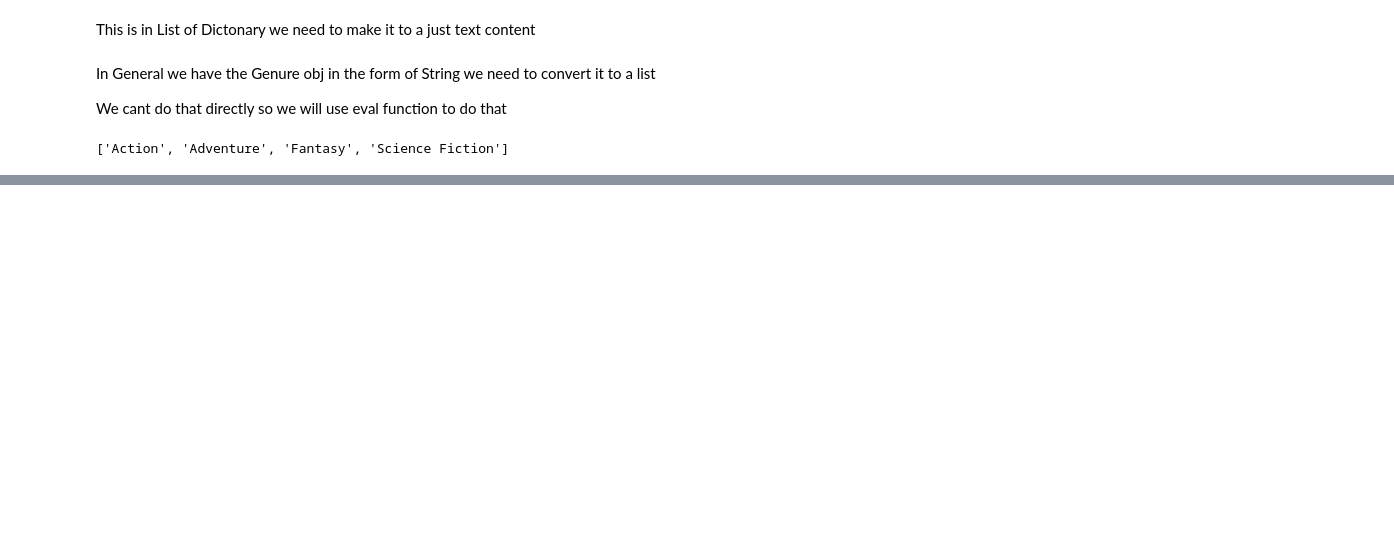
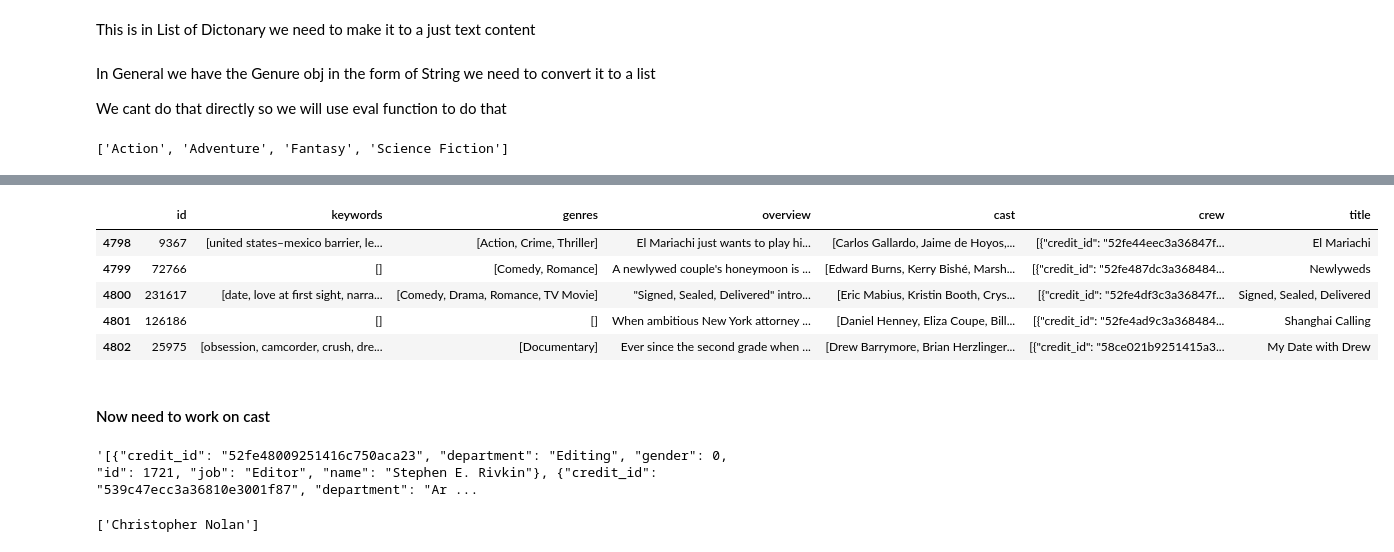
Before and after one commit to mr-ayush-agrawal/Movie_Recommender, a Jupyter notebook: Analysis.ipynb, the cells around one changed output, grey strips where cells are left out. Saved outputs shown, nothing was run; the diff lists cells and outputs as text; code cells hidden in the pictures; blank space fills up the shorter version.

```diff
--- a/Analysis.ipynb
+++ b/Analysis.ipynb
@@ -212,0 +240,12 @@ GenureList(temp)
+# %%
+# We will be working only with 4 casts
+def ConvertCast(obj) :
+    ctr= 0
+    lst = []
+    for i in eval(obj):
+        if ctr>=4:
+            break
+        lst.append(i['name'])
+        ctr+=1
+
+    return lst
@@ -212,0 +257,17 @@ GenureList(temp)
+# %%
+movies.cast = movies.cast.apply(ConvertCast)
+# %%
+movies.tail()
+# %% [output]
+|  | id | keywords | genres | overview | cast | crew | title |
+| 4798 | 9367 | [united states–mexico barrier, le... | [Action, Crime, Thriller] | El Mariachi just wants to play hi... | [Carlos Gallardo, Jaime de Hoyos,... | [{"credit_id": "52fe44eec3a36847f... | El Mariachi |
+| 4799 | 72766 | [] | [Comedy, Romance] | A newlywed couple's honeymoon is ... | [Edward Burns, Kerry Bishé, Marsh... | [{"credit_id": "52fe487dc3a368484... | Newlyweds |
+| 4800 | 231617 | [date, love at first sight, narra... | [Comedy, Drama, Romance, TV Movie] | "Signed, Sealed, Delivered" intro... | [Eric Mabius, Kristin Booth, Crys... | [{"credit_id": "52fe4df3c3a36847f... | Signed, Sealed, Delivered |
+| 4801 | 126186 | [] | [] | When ambitious New York attorney ... | [Daniel Henney, Eliza Coupe, Bill... | [{"credit_id": "52fe4ad9c3a368484... | Shanghai Calling |
+| 4802 | 25975 | [obsession, camcorder, crush, dre... | [Documentary] | Ever since the second grade when ... | [Drew Barrymore, Brian Herzlinger... | [{"credit_id": "58ce021b9251415a3... | My Date with Drew |
+# %% [markdown]
+#### Now need to work on cast
+# %%
+movies.crew.iloc[0]
+# %% [output]
+'[{"credit_id": "52fe48009251416c750aca23", "department": "Editing", "gender": 0, "id": 1721, "job": "Editor", "name": "Stephen E. Rivkin"}, {"credit_id": "539c47ecc3a36810e3001f87", "department": "Ar ...
@@ -212,0 +282,5 @@ GenureList(temp)
+# %%
+# Testing
+fetch_Dir(movies.crew.iloc[3])
+# %% [output]
+['Christopher Nolan']
```
Also changed, not shown: parts of 14 cells of this notebook.
